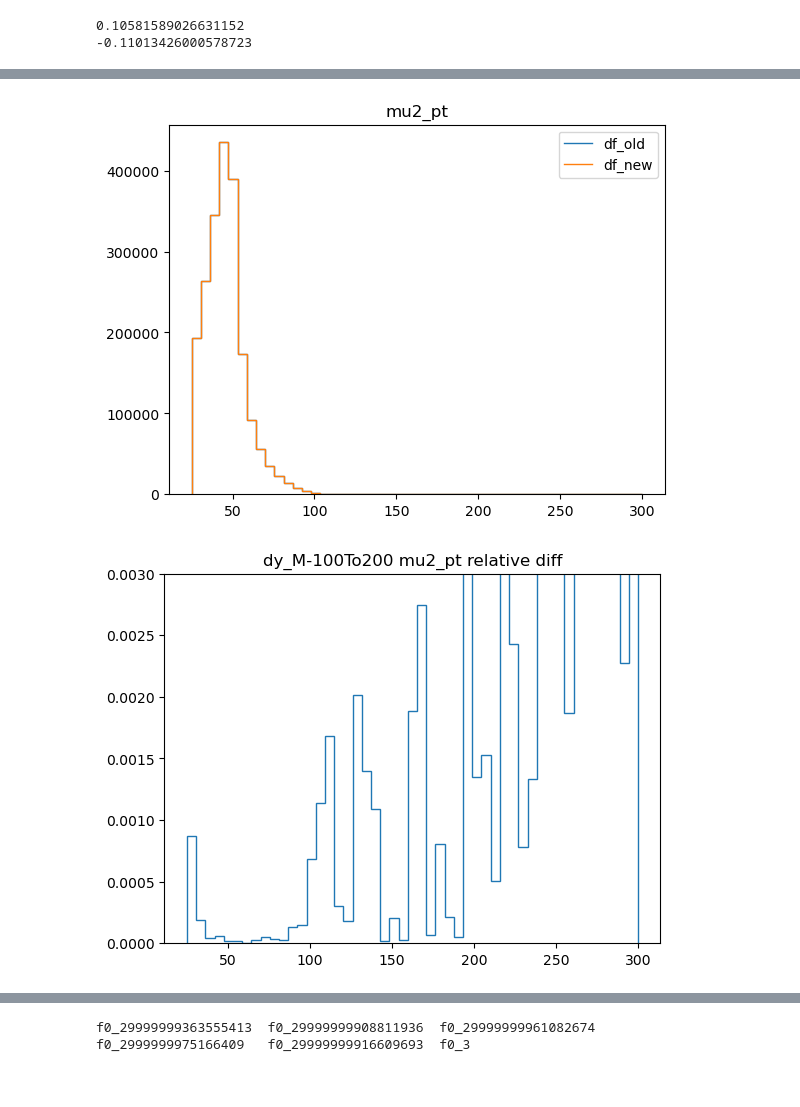
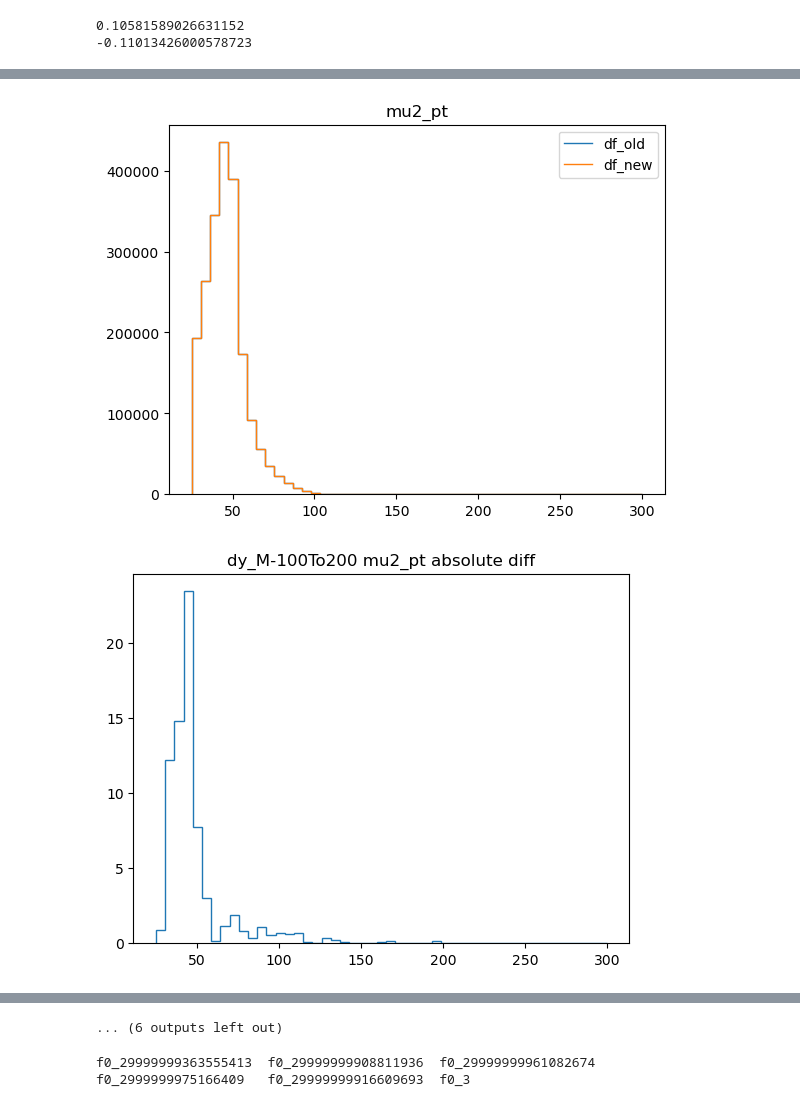
Before and after one commit to ram1123/copperheadV2, a Jupyter notebook: quick_tests/quick_testBigPlot.ipynb, the cells around one changed output, grey strips where cells are left out. Cells and saved outputs as stored; diff of their text form; code cells hidden in the pictures.

```diff
--- a/quick_tests/quick_testBigPlot.ipynb
+++ b/quick_tests/quick_testBigPlot.ipynb
@@ -10,7 +10,8 @@ sample = "dy_M-100To200"
 # sample = "data_A"
 # full_load_path = f"/depot/cms/users/yun79/results/stage1/test_validation_bigV2_2/2018/f1_0/{sample}/*/*.parquet"
 # full_load_path = f"/depot/cms/users/yun79/results/stage1/test_validation_bigV2/2018/f0_1/{sample}/*/*.parquet"
-full_load_path = f"/depot/cms/users/yun79/results/stage1/test_validation_bigV2_3/2018/f1_0/{sample}/*/*.parquet"
+# full_load_path = f"/depot/cms/users/yun79/results/stage1/test_validation_bigV2_3/2018/f1_0/{sample}/*/*.parquet"
+full_load_path = f"/depot/cms/users/yun79/results/stage1/test_full2/2018/f1_0/{sample}/*/*.parquet"
 
 
 df_new = dak.from_parquet(full_load_path)
@@ -78,6 +79,9 @@ for var in variables:
     plt.legend(loc="upper right")
     plt.title(f"{sample} {var}")
     plt.show()
+    plt.stairs(abs(hist_new-hist_old), edges)
+    plt.title(f"{sample} {var}"+" absolute diff")
+    plt.show()
     plt.stairs(abs(hist_new-hist_old)/hist_old, edges)
     plt.title(f"{sample} {var}"+" relative diff")
     plt.show()
@@ -110,31 +115,34 @@ variables = ["mu2_pt","mu2_eta", "mu2_phi",
 for var in variables:
     kin = var.split("_")[-1]
     # binning = np.linspace(*[25, 300, 50])
     binning = np.linspace(*binning_map[kin])
     # the way copperheadV1 defines mu2 is the muon with the lowest pt, thus the
     # only way to make copperheadV1 and copperheadV2 same is to ensure nmuons ==2
     # if 'mu' in var:
     #     nvars_new = df_new["nmuons"].compute()
     #     nvars_old = df_old["nmuons"].compute()
     # else:
     #     nvars_new = df_new["njets"].compute()
     #     nvars_old = df_old["njets"].compute()
     # hist_old, edges = np.histogram(df_old[nvars_old ==2][var].compute(), bins=binning , weights=weights_old[nvars_old ==2])
     # hist_new, _= np.histogram(df_new[nvars_new ==2][var].compute(), bins=binning , weights=weights_new[nvars_new ==2])
     hist_old, edges = np.histogram(df_old[var].compute(), bins=binning , weights=weights_old)
     hist_new, _= np.histogram(df_new[var].compute(), bins=binning , weights=weights_new)
 
 
     plt.stairs(hist_old, edges, label = "df_old")
     plt.stairs(hist_new, edges, label = "df_new")
     plt.legend(loc="upper right")
     plt.title(var)
     plt.show()
+    plt.stairs(abs(hist_new-hist_old), edges)
+    plt.title(f"{sample} {var}"+" absolute diff")
+    plt.show()
     plt.stairs(abs(hist_new-hist_old)/hist_old, edges)
     if "pt" in var:
         plt.ylim(0, 0.003)
     plt.title(f"{sample} {var}"+" relative diff")
     plt.show()
 # %% [output]
 [figure]
-[figure, old version]
+[figure, new version]
@@ -151,3 +159,4 @@ for var in variables:
+... (6 outputs left out)
 # %%
 import dask_awkward as dak
 import awkward as ak
```
Also changed, not shown: parts of 3 cells of this notebook, 1 other file.
